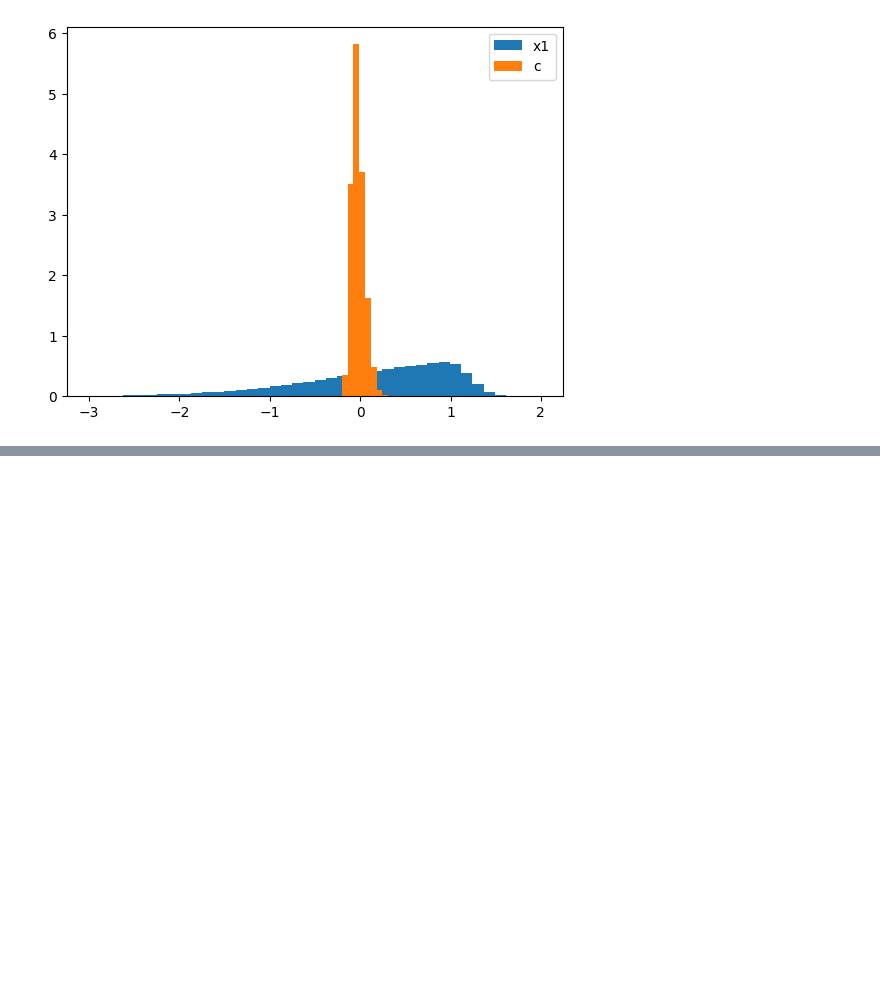
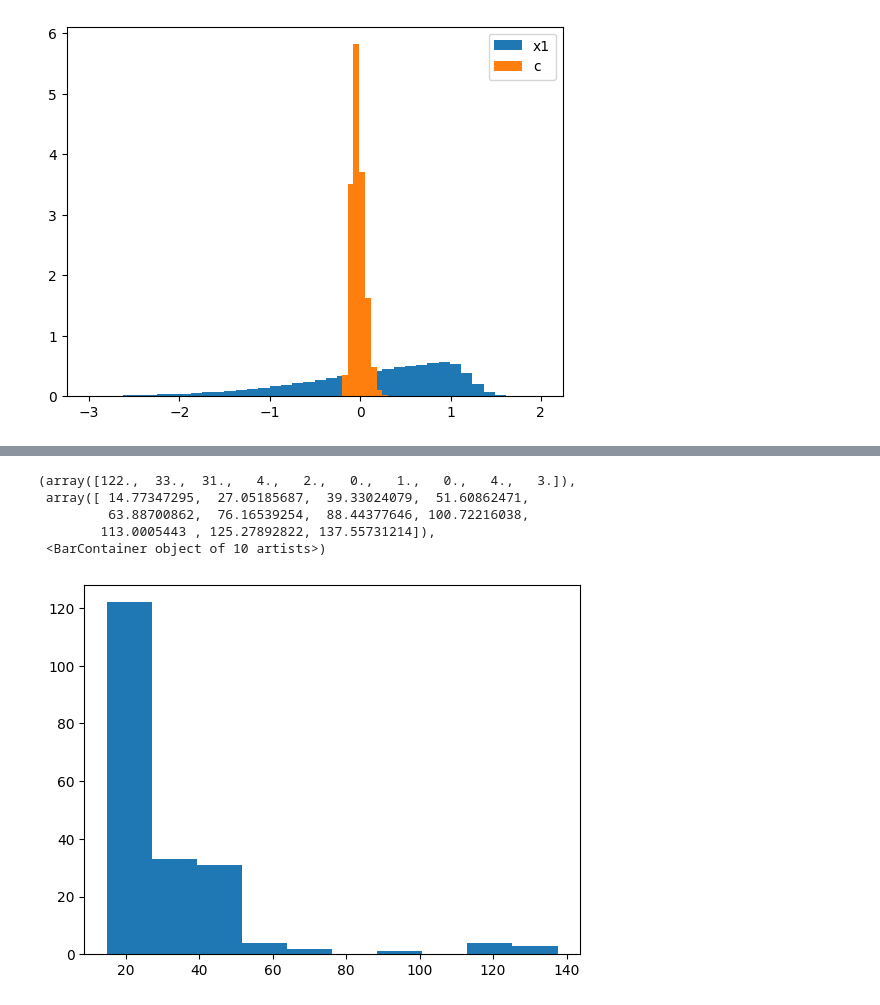
Before and after one commit to asmuzsoy/beams_ext, a Jupyter notebook: fit_many_ibc.ipynb, the cells around one changed output, grey strips where cells are left out. Cells and saved outputs as stored; diff of their text form; code cells hidden in the pictures; blank space fills up the shorter version.

```diff
--- a/fit_many_ibc.ipynb
+++ b/fit_many_ibc.ipynb
@@ -446,0 +507,34 @@ Text(0, 0.5, 'log Fit x0')
+# %%
+true_ibc_sne = []
+
+# Fit ibc as both
+start = time.time()
+# for index, row in ibc_df.iterrows():
+for true_z, mej, fni, k_energy in zip(ibc_df['true_z'].to_numpy(), ibc_df['Mejecta'].to_numpy(), ibc_df['F_nickel'].to_numpy(), ibc_df['Kinetic_energy'].to_numpy()):
+    k_energy *=  1e51 * u.erg
+    vej = (((2 * k_energy / (mej * u.Msun))**0.5).to(u.km / u.s)).value
+
+    print(mej, fni, vej)
+
+    try:
+        true_dict = {'z': true_z, 'mej':mej, 'fni':fni, 'vej':vej}
+        this_sn = SN('ibc', true_dict)
+
+        lcs = simulate_ibc(true_z, mej, fni, vej)
+
+        ia_result, _ = fit_ia(true_z, lcs)
+
+        this_sn.fit_as_ia(sncosmo.flatten_result(ia_result))
+
+        ibc_result, _ = fit_ibc(true_z, lcs)
+
+        this_sn.fit_as_ibc(sncosmo.flatten_result(ibc_result))
+        true_ibc_sne.append(this_sn)
+
+    except:
+        print("Did not work")
+
+    if len(true_ibc_sne) == num_to_fit:
+        break
+
+print((time.time() - start)/num_to_fit)
@@ -446,0 +559,18 @@ Text(0, 0.5, 'log Fit x0')
+# %%
+all_sne = true_ia_sne + true_ibc_sne
+fit_x1 = [sn.ia_fit['x1'] for sn in all_sne]
+fit_t0 = [sn.ia_fit['t0'] for sn in all_sne]
+fit_c = [sn.ia_fit['c'] for sn in all_sne]
+fit_x0 = [sn.ia_fit['x0'] for sn in all_sne]
+fit_mej = [sn.ibc_fit['mej'] for sn in all_sne]
+fit_fni = [sn.ibc_fit['fni'] for sn in all_sne]
+fit_vej = [sn.ibc_fit['vej'] for sn in all_sne]
+# %%
+plt.hist(fit_t0)
+# %% [output]
+(array([122.,  33.,  31.,   4.,   2.,   0.,   1.,   0.,   4.,   3.]),
+ array([ 14.77347295,  27.05185687,  39.33024079,  51.60862471,
+         63.88700862,  76.16539254,  88.44377646, 100.72216038,
+        113.0005443 , 125.27892822, 137.55731214]),
+ <BarContainer object of 10 artists>)
+[figure, added]
```
Also changed, not shown: parts of 20 cells of this notebook.
